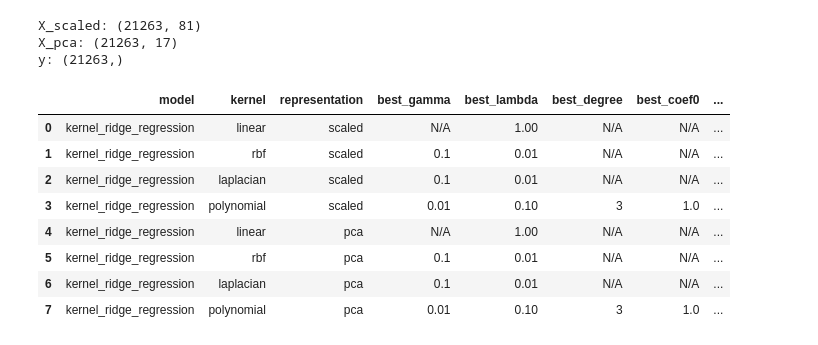
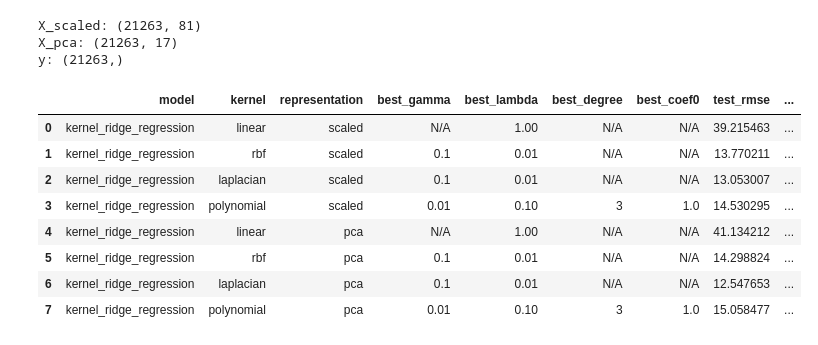
Before and after one commit to dimanaStoyanova7/kernel-regression-dim-reduction, a Jupyter notebook: notebooks/10_krr_results.ipynb, the cells around one changed output. Cells and saved outputs as stored; diff of their text form; code cells hidden in the pictures.

```diff
--- a/notebooks/10_krr_results.ipynb
+++ b/notebooks/10_krr_results.ipynb
@@ -91,7 +91,7 @@ y_sub = y[sub_idx]
 
 # Train/Val split (standard 80/20)
 train_size = int(0.8 * KRR_SUBSAMPLE_SIZE)
-y_train, y_val = y_sub[:train_size], y_sub[train_size:]
+y_train, y_test = y_sub[:train_size], y_sub[train_size:]
 # %%
 from src.evaluation.splits import kfold_indices
 from src.evaluation.metrics import mae, rmse
@@ -112,7 +112,9 @@ kernel_classes = [
     ("polynomial", PolynomialKernel)
 ]
 
-for data_name, x_data in datasets:
+for data_name, x_all in datasets:
+    x_train = x_all[:train_size]
+    x_test = x_all[train_size:]
     for kernel_name, KernelClass in kernel_classes:
         best_overall_mae = np.inf
         best_params = {'gamma': "N/A", 'lambda': None, 'degree': "N/A", 'coef0': "N/A"}
@@ -142,7 +144,7 @@ for data_name, x_data in datasets:
                         fold_rmses = []
 
                         # --- K-FOLD CROSS VALIDATION ---
-                        for train_idx, val_idx in kfold_indices(len(y_sub), K_FOLDS, seed=SEED):
+                        for train_idx, val_idx in kfold_indices(len(x_train), K_FOLDS, seed=SEED):
                             # Instantiate Kernel
                             if kernel_name == "linear":
                                 k = KernelClass()
@@ -154,10 +156,10 @@ for data_name, x_data in datasets:
                             model = KernelRidge(kernel=k, lambd=l)
 
                             try:
-                                model.fit(x_data[train_idx], y_sub[train_idx])
-                                preds = model.predict(x_data[val_idx])
-                                fold_maes.append(mae(y_sub[val_idx], preds))
-                                fold_rmses.append(rmse(y_sub[val_idx], preds))
+                                model.fit(x_train[train_idx], y_train[train_idx])
+                                preds = model.predict(x_train[val_idx])
+                                fold_maes.append(mae(y_train[val_idx], preds))
+                                fold_rmses.append(rmse(y_train[val_idx], preds))
                             except np.linalg.LinAlgError:
                                 continue
 
@@ -195,42 +197,62 @@ for data_name, x_data in datasets:
 
             # After checking all lambdas for a specific gamma, pick the best one for the plot
             if best_rmse_for_this_gamma:
                 best_entry = min(best_rmse_for_this_gamma, key=lambda x: x["cv_rmse_mean"])
                 all_cv_stats.append(best_entry)
 
+        # Now that we know the best_params, we test them on x_test
+        if kernel_name == "linear":
+            final_k = LinearKernel()
+        elif kernel_name == "polynomial":
+            final_k = PolynomialKernel(degree=best_params['degree'],
+                                       gamma=best_params['gamma'],
+                                       coef0=best_params['coef0'])
+        else:
+            final_k = KernelClass(gamma=best_params['gamma'])
+
+        final_model = KernelRidge(kernel=final_k, lambd=best_params['lambda'])
+        final_model.fit(x_train, y_train)
+
+        test_preds = final_model.predict(x_test)
+
+        final_test_mae = mae(y_test, test_preds)
+        final_test_rmse = rmse(y_test, test_preds)
+
         # Save results for the CSV table
         results_list.append({
             "model": "kernel_ridge_regression",
             "kernel": kernel_name,
             "representation": data_name,
             "best_gamma": best_params[ 'gamma'],
             "best_lambda": best_params['lambda'],
             "best_degree": best_params['degree'],
             "best_coef0": best_params['coef0'],
+            "test_rmse": final_test_rmse,
+            "test_mae": final_test_mae,
             "cv_rmse_mean_at_best": best_cv_stats['cv_rmse_mean'],
             "cv_rmse_std_at_best": best_cv_stats['cv_rmse_std'],
             "cv_mae_mean_at_best": best_cv_stats['cv_mae_mean'],
             "cv_mae_std_at_best": best_cv_stats['cv_mae_std']
         })
 
         # Save results for the plotting function
         if kernel_name in ["rbf", "laplacian"]:
             krr_cv_plotting[(data_name, kernel_name.lower())] = pd.DataFrame(all_cv_stats)
 
 # Finalize CSV
 df_results = pd.DataFrame(results_list)
 df_results.to_csv(TABLES_DIR / "krr_results.csv", index=False)
 df_results
 # %% [output]
-|  | model | kernel | representation | best_gamma | best_lambda | best_degree | best_coef0 | ... |
-| 0 | kernel_ridge_regression | linear | scaled | N/A | 1.00 | N/A | N/A | ... |
-| 1 | kernel_ridge_regression | rbf | scaled | 0.1 | 0.01 | N/A | N/A | ... |
-| 2 | kernel_ridge_regression | laplacian | scaled | 0.1 | 0.01 | N/A | N/A | ... |
-| 3 | kernel_ridge_regression | polynomial | scaled | 0.01 | 0.10 | 3 | 1.0 | ... |
-| 4 | kernel_ridge_regression | linear | pca | N/A | 1.00 | N/A | N/A | ... |
-| 5 | kernel_ridge_regression | rbf | pca | 0.1 | 0.01 | N/A | N/A | ... |
-| 6 | kernel_ridge_regression | laplacian | pca | 0.1 | 0.01 | N/A | N/A | ... |
-| 7 | kernel_ridge_regression | polynomial | pca | 0.01 | 0.10 | 3 | 1.0 | ... |
+|  | model | kernel | representation | best_gamma | best_lambda | best_degree | best_coef0 | test_rmse | ... |
+| 0 | kernel_ridge_regression | linear | scaled | N/A | 1.00 | N/A | N/A | 39.215463 | ... |
+| 1 | kernel_ridge_regression | rbf | scaled | 0.1 | 0.01 | N/A | N/A | 13.770211 | ... |
+| 2 | kernel_ridge_regression | laplacian | scaled | 0.1 | 0.01 | N/A | N/A | 13.053007 | ... |
+| 3 | kernel_ridge_regression | polynomial | scaled | 0.01 | 0.10 | 3 | 1.0 | 14.530295 | ... |
+| 4 | kernel_ridge_regression | linear | pca | N/A | 1.00 | N/A | N/A | 41.134212 | ... |
+| 5 | kernel_ridge_regression | rbf | pca | 0.1 | 0.01 | N/A | N/A | 14.298824 | ... |
+| 6 | kernel_ridge_regression | laplacian | pca | 0.1 | 0.01 | N/A | N/A | 12.547653 | ... |
+| 7 | kernel_ridge_regression | polynomial | pca | 0.01 | 0.10 | 3 | 1.0 | 15.058477 | ... |
 # %%
 # Plot CV curves for KRR: RMSE vs gamma (log scale), by kernel with PCA/no-PCA overlay
 
```
Also changed, not shown: parts of 4 cells of this notebook, 6 other files.
